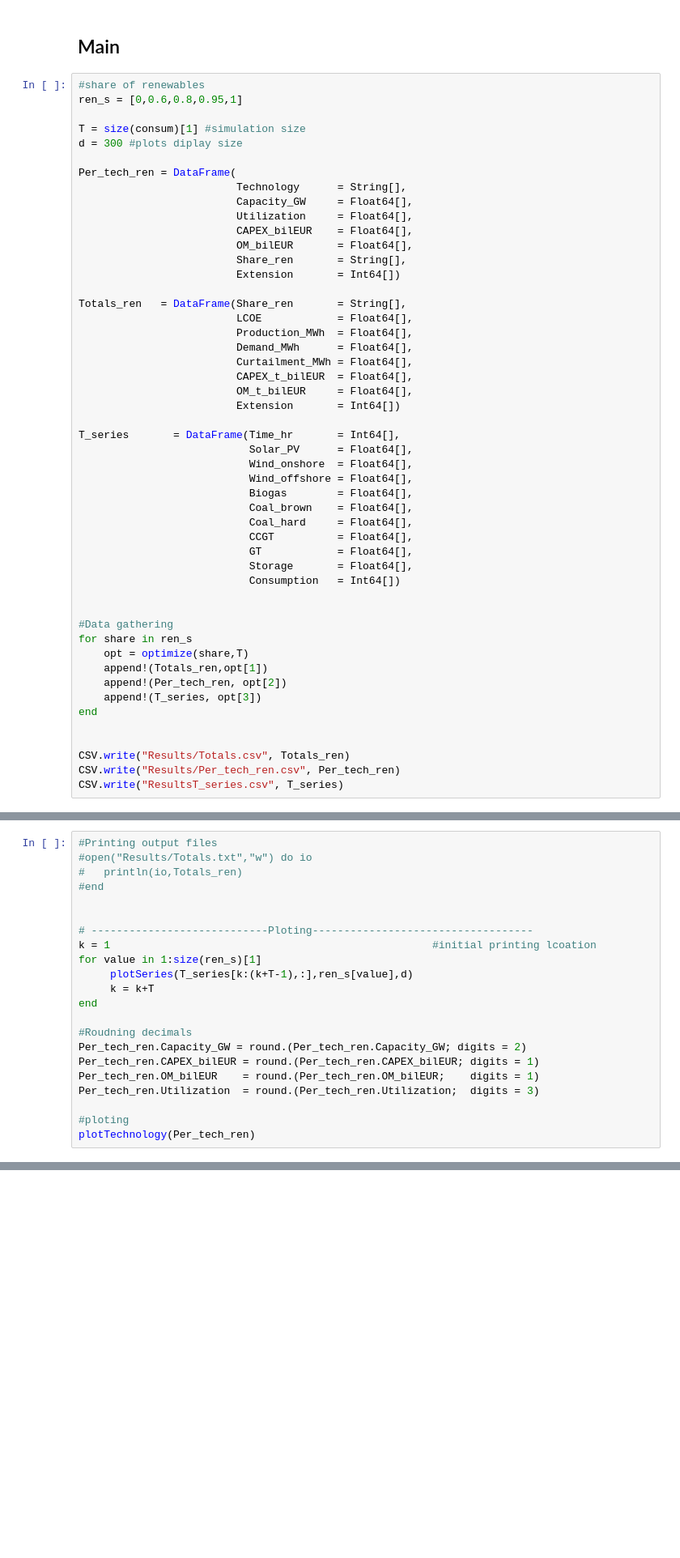
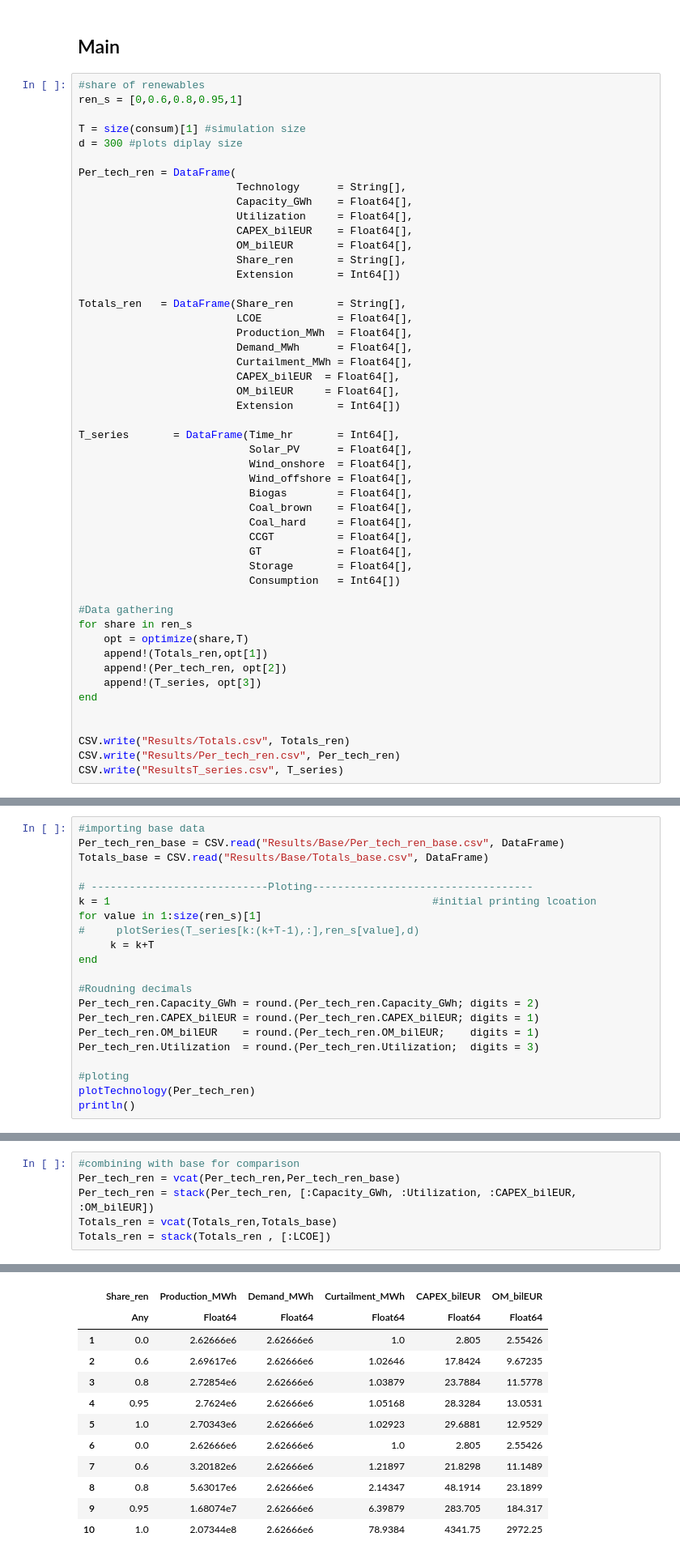
Before and after one commit to AntonOsadchy/42002_group_project, a Jupyter notebook: 42002 Group project.ipynb, the cells around one changed output, grey strips where cells are left out. Shown at 81% size. Drawn from its saved outputs; the diff is of its cells as text; blank space fills up the shorter version.

```diff
--- a/42002 Group project.ipynb
+++ b/42002 Group project.ipynb
@@ -175,7 +175,7 @@ d = 300 #plots diplay size
 
 Per_tech_ren = DataFrame(
                          Technology      = String[],
-                         Capacity_GW     = Float64[],
+                         Capacity_GWh    = Float64[],
                          Utilization     = Float64[],
                          CAPEX_bilEUR    = Float64[],
                          OM_bilEUR       = Float64[],
@@ -187,8 +187,8 @@ Totals_ren   = DataFrame(Share_ren       = String[],
                          Production_MWh  = Float64[],
                          Demand_MWh      = Float64[],
                          Curtailment_MWh = Float64[],
-                         CAPEX_t_bilEUR  = Float64[],
-                         OM_t_bilEUR     = Float64[],
+                         CAPEX_bilEUR  = Float64[],
+                         OM_bilEUR     = Float64[],
                          Extension       = Int64[])
 
 T_series       = DataFrame(Time_hr       = Int64[],
@@ -203,7 +203,6 @@ T_series       = DataFrame(Time_hr       = Int64[],
                            Storage       = Float64[],
                            Consumption   = Int64[])
 
-
 #Data gathering
 for share in ren_s
     opt = optimize(share,T)
@@ -238,25 +237,24 @@ LoadError: SystemError: opening file "Results/Per_tech_ren.csv": Permission deni
 # %%
-#Printing output files
-#open("Results/Totals.txt","w") do io
-#   println(io,Totals_ren)
-#end
-
+#importing base data
+Per_tech_ren_base = CSV.read("Results/Base/Per_tech_ren_base.csv", DataFrame)
+Totals_base = CSV.read("Results/Base/Totals_base.csv", DataFrame)
 
 # ----------------------------Ploting-----------------------------------
 k = 1                                                   #initial printing lcoation
 for value in 1:size(ren_s)[1]
-     plotSeries(T_series[k:(k+T-1),:],ren_s[value],d)
+#     plotSeries(T_series[k:(k+T-1),:],ren_s[value],d)
      k = k+T
 end
 
 #Roudning decimals
-Per_tech_ren.Capacity_GW = round.(Per_tech_ren.Capacity_GW; digits = 2)
+Per_tech_ren.Capacity_GWh = round.(Per_tech_ren.Capacity_GWh; digits = 2)
 Per_tech_ren.CAPEX_bilEUR = round.(Per_tech_ren.CAPEX_bilEUR; digits = 1)
 Per_tech_ren.OM_bilEUR    = round.(Per_tech_ren.OM_bilEUR;    digits = 1)
 Per_tech_ren.Utilization  = round.(Per_tech_ren.Utilization;  digits = 3)
 
 #ploting
 plotTechnology(Per_tech_ren)
+println()
 # %% [output]
 ┌ Warning: Mapping to the storage type failed; perhaps your data had out-of-range values?
 │ Try `map(clamp01nan, img)` to clamp values to a valid range.
@@ -275,3 +273,10 @@ plotTechnology(Per_tech_ren)
 ┌ Warning: Mapping to the storage type failed; perhaps your data had out-of-range values?
 │ Try `map(clamp01nan, img)` to clamp values to a valid range.
 └ @ ImageMagick C:\Users\anton\.julia\packages\ImageMagick\0LwpT\src\ImageMagick.jl:180
+# %%
+#combining with base for comparison
+Per_tech_ren = vcat(Per_tech_ren,Per_tech_ren_base)
+Per_tech_ren = stack(Per_tech_ren, [:Capacity_GWh, :Utilization, :CAPEX_bilEUR, :OM_bilEUR])
+Totals_ren = vcat(Totals_ren,Totals_base)
+Totals_ren = stack(Totals_ren , [:LCOE])
+# %% [output]
@@ -277,0 +284,12 @@ plotTechnology(Per_tech_ren)
+|  | Share_ren | Production_MWh | Demand_MWh | Curtailment_MWh | CAPEX_bilEUR | OM_bilEUR |
+|  | Any | Float64 | Float64 | Float64 | Float64 | Float64 |
+| 1 | 0.0 | 2.62666e6 | 2.62666e6 | 1.0 | 2.805 | 2.55426 |
+| 2 | 0.6 | 2.69617e6 | 2.62666e6 | 1.02646 | 17.8424 | 9.67235 |
+| 3 | 0.8 | 2.72854e6 | 2.62666e6 | 1.03879 | 23.7884 | 11.5778 |
+| 4 | 0.95 | 2.7624e6 | 2.62666e6 | 1.05168 | 28.3284 | 13.0531 |
+| 5 | 1.0 | 2.70343e6 | 2.62666e6 | 1.02923 | 29.6881 | 12.9529 |
+| 6 | 0.0 | 2.62666e6 | 2.62666e6 | 1.0 | 2.805 | 2.55426 |
+| 7 | 0.6 | 3.20182e6 | 2.62666e6 | 1.21897 | 21.8298 | 11.1489 |
+| 8 | 0.8 | 5.63017e6 | 2.62666e6 | 2.14347 | 48.1914 | 23.1899 |
+| 9 | 0.95 | 1.68074e7 | 2.62666e6 | 6.39879 | 283.705 | 184.317 |
+| 10 | 1.0 | 2.07344e8 | 2.62666e6 | 78.9384 | 4341.75 | 2972.25 |
```
Also changed, not shown: parts of 15 cells of this notebook, 29 other files.
